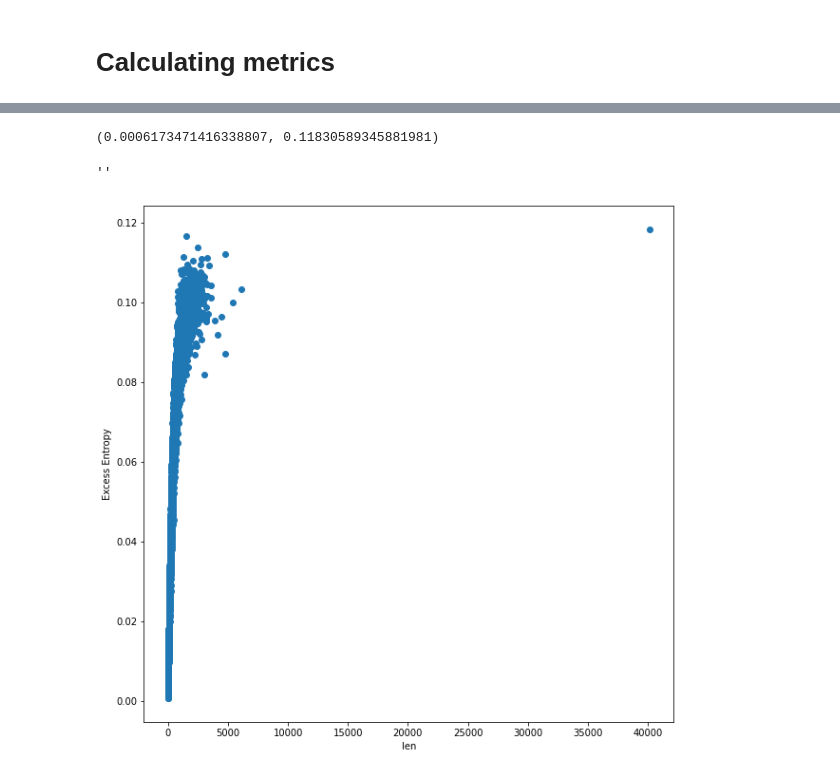
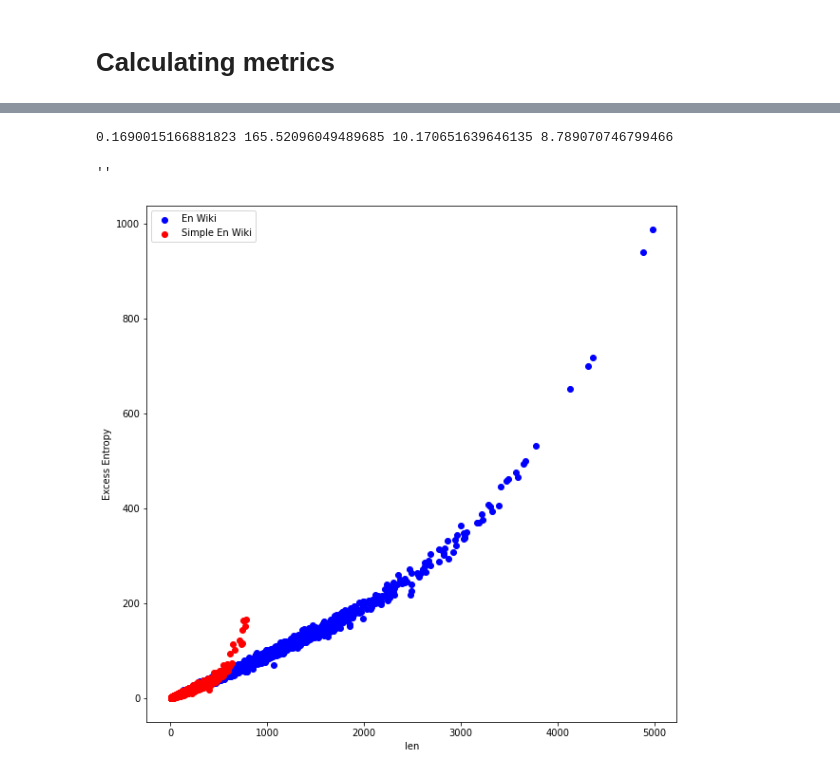
Before and after one commit to maximumSHOT-HSE/CurriculumLearning, a Jupyter notebook: notebooks/TSE_ExcessEntropy_calculation.ipynb, the cells around one changed output, grey strips where cells are left out. Saved outputs shown, nothing was run; the diff lists cells and outputs as text; code cells hidden in the pictures.

```diff
--- a/notebooks/TSE_ExcessEntropy_calculation.ipynb
+++ b/notebooks/TSE_ExcessEntropy_calculation.ipynb
@@ -165,13 +229,17 @@ def calculate_excess_entropy(
     texts: List[str],
     sp: spm.SentencePieceProcessor,
     F_pair: nltk.FreqDist,
-    F_single: nltk.FreqDist
+    F_single: nltk.FreqDist,
+    F_last: nltk.FreqDist,
+    F_pos: nltk.FreqDist
 ) -> np.ndarray:
     """
     texts: the list of str texts
     sp: pretrained sentencepieces tokenizer
     F_pair: nltk.FreqDist with counts for (i, (x_{i-1}, x_i))
     F_single: nltk.FreqDist with counts for (i, x_i)
+    F_last: nltk.FreqDist with counts for (i, x_i), where i is the last position of the sequence
+    F_pos: nltk.FreqDist with counts for i - the number of texts with i-th position
 
     Returns
     - a (# of texts,) numpy array with excess entropy calculated for each text
@@ -179,13 +247,21 @@ def calculate_excess_entropy(
 
     EPS = 1e-9
     def calculate_entropy(p):
+        if p > 1 - EPS or p < EPS:
+            return 0
         return -p * np.log(p + EPS) - (1 - p) * np.log(1 - p)
 
-    def H_pair(i, prev, cur):
-        return calculate_entropy(F_pair.freq((i, (prev, cur))))
+    def H_single(i, xi, verbose: bool = False):
+        p = F_single[(i, xi)] / F_pos[i]
+        if verbose:
+            print(p)
+        return calculate_entropy(p)
 
-    def H_single(i, xi):
-        return calculate_entropy(F_single.freq((i, xi)))
+    def H_pair(i, prev, cur, verbose: bool = False):
+        p = F_pair[(i, (prev, cur))] / F_pos[i]
+        if verbose:
+            print(p)
+        return calculate_entropy(p) - H_single(i - 1, prev)
 
     ee = np.zeros(len(texts), dtype=float)
 
@@ -199,7 +275,6 @@ def calculate_excess_entropy(
                 H_hat += H_single(0, x[i])
             else:
                 H_hat += H_pair(i, x[i - 1], x[i])
-
             if i > 0:
                 delta += -H_pair(i, x[i - 1], x[i])
             if i + 1 < n:
@@ -212,7 +287,9 @@ ee = calculate_excess_entropy(
     texts,
     sp,
     F_pair,
-    F_single
+    F_single,
+    F_last,
+    F_pos
 )
 # %%
 print(ee.min(), ee.max(), ee.mean(), ee.std())
@@ -221,18 +298,31 @@ print(ee.min(), ee.max(), ee.mean(), ee.std())
-# %%
-ee.min(), ee.max()
-# %% [output]
-(0.0006173471416338807, 0.11830589345881981)
 # %%
 lens = np.array([len(sp.encode_as_ids(text)) for text in texts])
+# %%
+simple_ee = calculate_excess_entropy(
+    simple_texts,
+    simple_sp,
+    simple_F_pair,
+    simple_F_single,
+    simple_F_last,
+    simple_F_pos
+)
+# %%
+print(simple_ee.min(), simple_ee.max(), simple_ee.mean(), simple_ee.std())
+# %% [output]
+0.1690015166881823 165.52096049489685 10.170651639646135 8.789070746799466
+# %%
+simple_lens = np.array([len(sp.encode_as_ids(text)) for text in simple_texts])
 # %%
 plt.figure(figsize=(10, 10))
 plt.xlabel('len')
 plt.ylabel('Excess Entropy')
-plt.scatter(lens, ee)
+plt.scatter(lens[lens < 5000], ee[lens < 5000], color='blue', label='En Wiki')
+plt.scatter(simple_lens, simple_ee, color='red', label='Simple En Wiki')
+plt.legend()
 ;
 # %% [output]
 ''
-[figure, old version]
+[figure, new version]
 # %% [markdown]
 ## TSE Complexity
 
```
Also changed, not shown: parts of 19 cells of this notebook, 1 other file.
